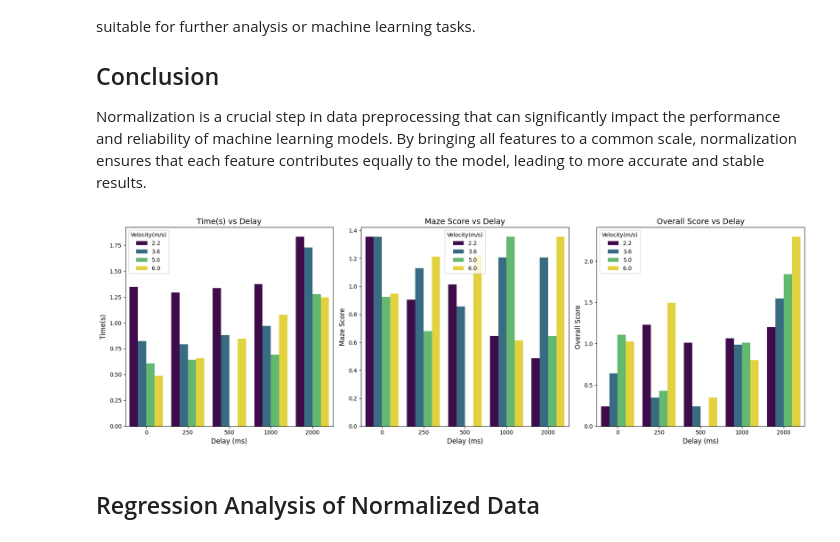
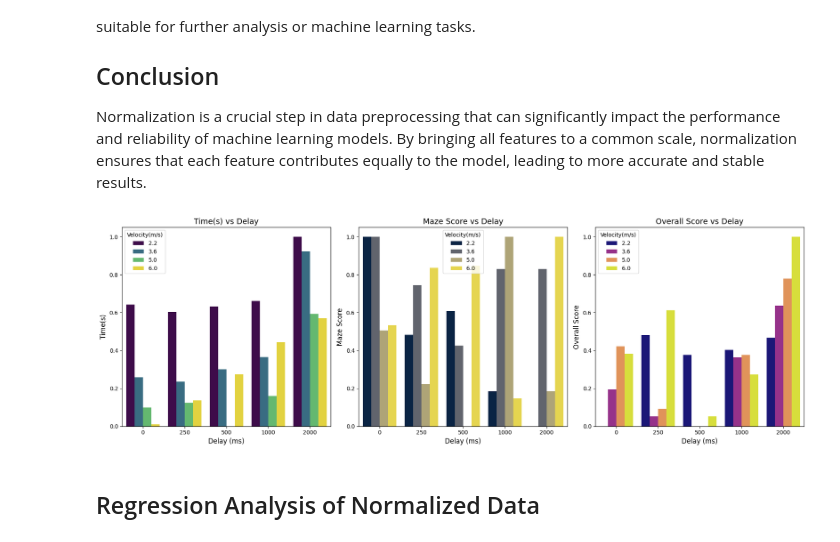
Before and after one commit to Raul-Villegas23/Thesis_python, a Jupyter notebook: experimental-analysis/bonus/bonus_analysis_notebook.ipynb, the cells around one changed output. Drawn from its saved outputs; the diff is of its cells as text; code cells hidden in the pictures.

Commit message:
Refactor maze and NASA TLX results formatting and add new summary statistics files

```diff
--- a/experimental-analysis/bonus/bonus_analysis_notebook.ipynb
+++ b/experimental-analysis/bonus/bonus_analysis_notebook.ipynb
@@ -235,6 +244,7 @@ Each dimension is rated on a scale from 0 to 100, and the overall workload score
 # %%
 # Let's analyze the NASA-TLX scores by delay using a box plot for each of the NASA-TLX workload dimensions
 # Create a function to plot a box plot for each NASA-TLX dimension
+
 def box_plot(ax, data, x, y, title, xlabel, ylabel, palette, hue):
     sns.boxplot(data=data, x=x, y=y, palette=palette, linewidth=1, ax=ax, legend=False, hue=hue)
     ax.set_title(title, fontsize=14)
@@ -250,9 +260,14 @@ fig, axes = plt.subplots(2, 3, figsize=(18, 12))  # Adjust the number of subplot
 # List of NASA-TLX dimensions to plot
 workload_dimensions = ['Mental Demand', 'Temporal Demand', 'Performance', 'Effort', 'Frustration', 'Overall Score']
 
+# Normalize the NASA-TLX dimensions  based on the min and max values
+for dim in workload_dimensions:
+    data[dim] = (data[dim] - data[dim].min()) / (data[dim].max() - data[dim].min())
+
+
 # Loop over each NASA-TLX dimension and create a subplot
 for i, dim in enumerate(workload_dimensions):
-    box_plot(axes[i//3, i%3], data, 'Delay(ms)', dim, f'{dim} by Delay', 'Delay (ms)', dim, palette="autumn", hue="Delay(ms)")
+    bar_plot(axes[i//3, i%3], data, 'Delay(ms)', dim, f'{dim} by Delay', 'Delay (ms)', dim, palette="tab10", hue="Velocity(m/s)")
 
 # Adjust the layout to prevent overlapping of plots
 plt.tight_layout()
@@ -392,44 +411,51 @@ By normalizing the data, we have transformed the features to a common scale, mak
 
 Normalization is a crucial step in data preprocessing that can significantly impact the performance and reliability of machine learning models. By bringing all features to a common scale, normalization ensures that each feature contributes equally to the model, leading to more accurate and stable results.
 # %%
-# Normalize the data based on the mean value of the overall sample
+# Normalize the data based 0 to 1
 data_normalized = data.copy()
-data_normalized['Time(s)'] = data['Time(s)'] / data['Time(s)'].mean()
-data_normalized['Maze Score'] = data['Maze Score'] / data['Maze Score'].mean()
-data_normalized['Overall Score'] = data['Overall Score'] / data['Overall Score'].mean()
+# Normalize the data based on the min-max scaling method
+data_normalized['Time(s)'] = (data['Time(s)'] - data['Time(s)'].min()) / (data['Time(s)'].max() - data['Time(s)'].min())
+data_normalized['Maze Score'] = (data['Maze Score'] - data['Maze Score'].min()) / (data['Maze Score'].max() - data['Maze Score'].min())
+data_normalized['Overall Score'] = (data['Overall Score'] - data['Overall Score'].min()) / (data['Overall Score'].max() - data['Overall Score'].min())
+data_normalized.head(24)
 
+# Display the normalized data
+data_normalized.head(24)
 
 # Create a figure with subplots (1 row, 3 columns)
 fig, axes = plt.subplots(1, 3, figsize=(18, 6))  # Adjust the number of subplots and
 # List of dependent variables to plot
 columns = ['Time(s)', 'Maze Score', 'Overall Score']
 
+colormaps = ["viridis", "cividis", "plasma"]
+
 # Loop over each column and create a subplot but with different color maps
 for i, column in enumerate(columns):
-    bar_plot(axes[i], data_normalized, 'Delay(ms)', column, f'{column} vs Delay', 'Delay (ms)', column, hue="Velocity(m/s)", palette="viridis")
-
+    bar_plot(axes[i], data_normalized, 'Delay(ms)', column, f'{column} vs Delay', 'Delay (ms)', column, hue="Velocity(m/s)", palette=colormaps[i])
 # Adjust the layout to prevent overlapping of plots
 plt.tight_layout()
 
 # Show the combined figure with subplots
 plt.show()
 
 # Use plotly express to create an interactive 3d surface plot of the normalized data
 # Create a meshgrid for Delay and Velocity
 delay = np.linspace(data['Delay(ms)'].min(), data['Delay(ms)'].max(), 50)
 velocity = np.linspace(data['Velocity(m/s)'].min(), data['Velocity(m/s)'].max(), 50)
 delay_grid, velocity_grid = np.meshgrid(delay, velocity)
 
 # Interpolate Time(s) values on the meshgrid
 time_grid = griddata((data['Delay(ms)'], data['Velocity(m/s)']), data_normalized['Time(s)'], (delay_grid, velocity_grid), method='linear')
 
 # Create a 3D surface plot using Plotly
-fig = go.Figure(data=[go.Surface(z=time_grid, x=delay_grid, y=velocity_grid, colorscale='inferno')])
+fig = go.Figure(data=[go.Surface(z=time_grid, x=delay_grid, y=velocity_grid, colorscale='plasma')])
+fig.update_traces(contours_z=dict(show=True, usecolormap=True, highlightcolor="limegreen", project_z=True))
+fig.update_layout(scene=dict(xaxis_title='Delay (ms)', yaxis_title='Velocity (m/s)', zaxis_title='Normalized Time'),)
 fig.update_layout(scene=dict(xaxis_title='Delay (ms)', yaxis_title='Velocity (m/s)', zaxis_title='Normalized Completion Time'),)
-fig.update_layout(title='3D Surface Plot of Normalized Time vs Delay and Velocity', autosize=False, width=800, height=800)
+fig.update_layout(autosize=False, width=800, height=800)
 fig.show()
 # %% [output]
-[figure, old version]
+[figure, new version]
 # %% [markdown]
 ## Regression Analysis of Normalized Data
 # %%
```
Also changed, not shown: parts of 12 cells of this notebook, 20 other files.
